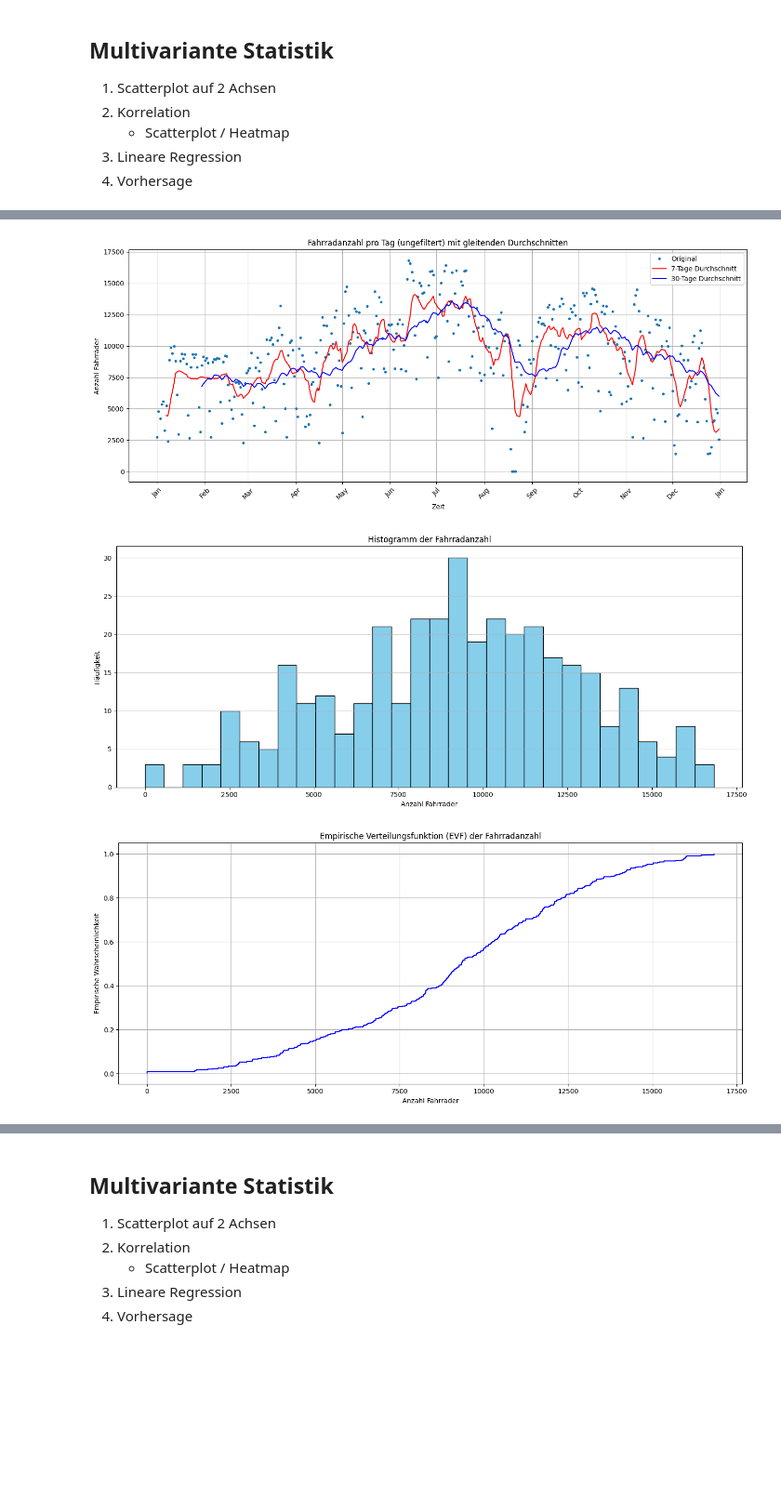
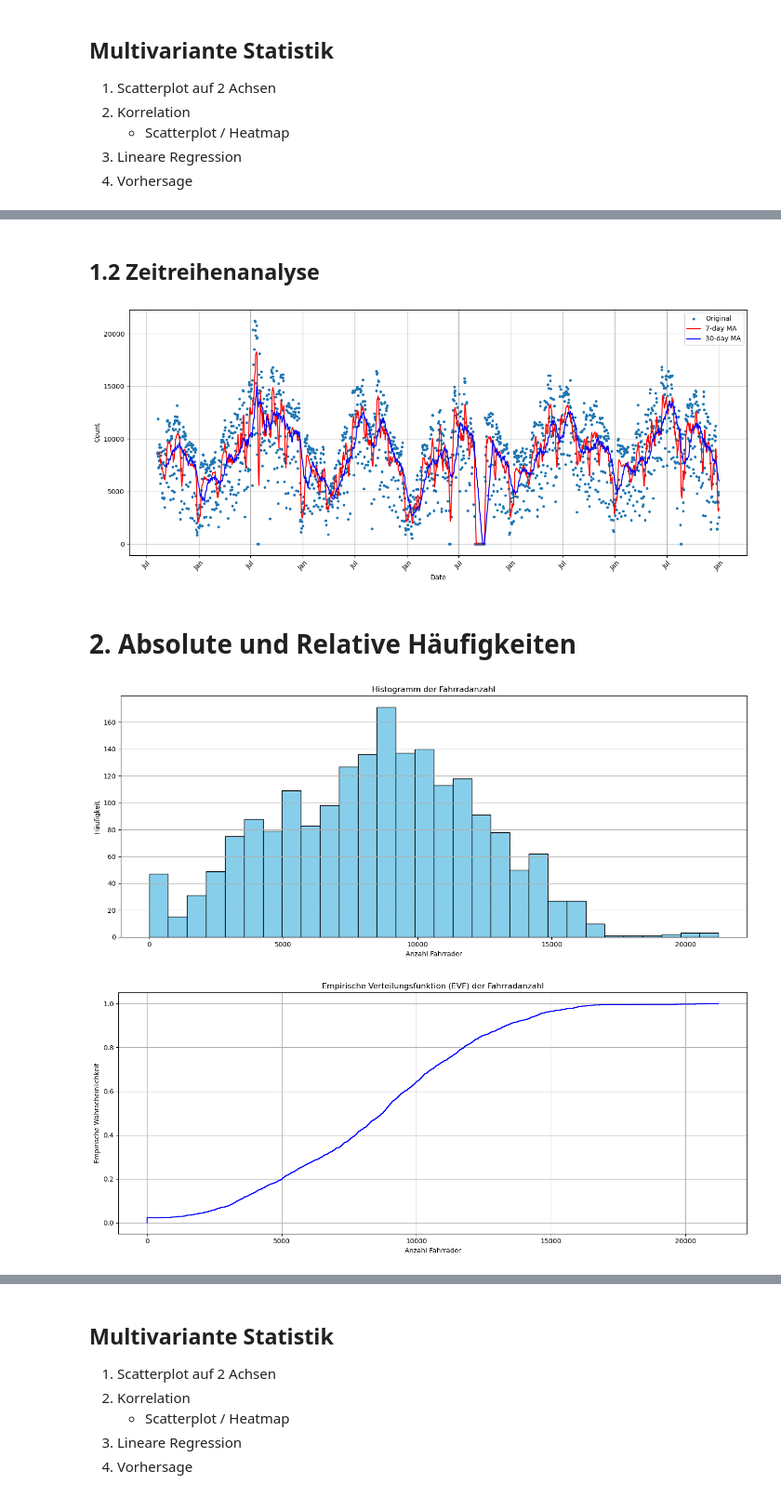
Before and after one commit to LordOfReinkeness/stochastik_SoSe25, a Jupyter notebook: fahrraeder.ipynb, the cells around one changed output, grey strips where cells are left out. Shown at 93% size. Cells and saved outputs as stored; diff of their text form; code cells hidden in the pictures; blank space fills up the shorter version.

```diff
--- a/fahrraeder.ipynb
+++ b/fahrraeder.ipynb
@@ -83,21 +243,15 @@ proTag = [r - (e + a) for r, e, a in zip(raeder, einwaerts, auswaerts)]
 # %%
-# 1.Rohdatenanalyse
+fig, ax = plt.subplots()
+cmap = plt.get_cmap('tab10')
 
-# Plotten der Anzahl vs. Zeit
-import matplotlib.dates as mdates
+for i, y in enumerate(sorted(time_amount_tmp['year'].unique())):
+    d = time_amount_tmp[time_amount_tmp['year'] == y]
+    ax.scatter(d['month_cont'], d['total_count'], label=str(y), color=cmap(i), s=10)
 
-plt.figure(figsize=(14, 6))
-plt.plot(zeit, raeder, marker='o', linestyle='none', markersize=3)
-plt.title('Fahrradanzahl pro Tag (ungefiltert)')
-plt.xlabel('Zeit')
-plt.ylabel('Anzahl Fahrräder')
-plt.grid(True)
-
-ax = plt.gca()
-ax.xaxis.set_major_locator(mdates.AutoDateLocator(minticks=10, maxticks=15))
-ax.xaxis.set_major_formatter(mdates.DateFormatter('%b'))
-plt.xticks(rotation=45)
-
-plt.tight_layout()
+ax.set_xticks(range(1, 13))
+ax.set_xticklabels(['Jan','Feb','Mar','Apr','May','Jun','Jul','Aug','Sep','Oct','Nov','Dec'])
+ax.set_xlabel('Month')
+ax.set_ylabel('Total Count')
+ax.legend()
 plt.show()
 # %% [output]
@@ -105,59 +270,54 @@ plt.show()
+# %% [markdown]
+## 1.2 Zeitreihenanalyse
 # %%
-# 1.2 Zeitreihenanalyse
-import numpy as np
-window_7 = 7
-window_30 = 30
+df = time_amount_tmp.sort_values('dt').set_index('dt')
+df['ma_7'] = df['total_count'].rolling(7).mean()
+df['ma_30'] = df['total_count'].rolling(30).mean()
 
-ma_7 = np.convolve(raeder, np.ones(window_7)/window_7, mode='valid')
-ma_30 = np.convolve(raeder, np.ones(window_30)/window_30, mode='valid')
-
-plt.figure(figsize=(14, 6))
-plt.plot(zeit, raeder, marker='o', linestyle='none', markersize=3, label='Original')
-plt.plot(zeit[window_7-1:], ma_7, linestyle='-', color='red', label='7-Tage Durchschnitt')
-plt.plot(zeit[window_30-1:], ma_30, linestyle='-', color='blue', label='30-Tage Durchschnitt')
-plt.title('Fahrradanzahl pro Tag (ungefiltert) mit gleitenden Durchschnitten')
-plt.xlabel('Zeit')
-plt.ylabel('Anzahl Fahrräder')
+plt.figure(figsize=(14,6))
+plt.plot(df.index, df['total_count'], marker='o', linestyle='none', markersize=3, label='Original')
+plt.plot(df.index, df['ma_7'], color='red', label='7-day MA')
+plt.plot(df.index, df['ma_30'], color='blue', label='30-day MA')
 plt.grid(True)
-
 ax = plt.gca()
 ax.xaxis.set_major_locator(mdates.AutoDateLocator(minticks=10, maxticks=15))
 ax.xaxis.set_major_formatter(mdates.DateFormatter('%b'))
 plt.xticks(rotation=45)
-
+plt.xlabel('Date')
+plt.ylabel('Count')
 plt.legend()
 plt.tight_layout()
 plt.show()
 # %% [output]
-[figure, old version]
+[figure, new version]
+# %% [markdown]
+# 2. Absolute und Relative Häufigkeiten
 # %%
-# 2. Absolute und Relative Häufigkeiten
-import matplotlib.pyplot as plt
+# Histogram
+series = time_amount_tmp['total_count']
 
-# Histogram
 plt.figure(figsize=(14, 6))
-plt.hist(raeder, bins=30, color='skyblue', edgecolor='black')
+plt.hist(series, bins=30, color='skyblue', edgecolor='black')
 plt.title('Histogramm der Fahrradanzahl')
 plt.xlabel('Anzahl Fahrräder')
 plt.ylabel('Häufigkeit')
 plt.grid(True, axis='y')
 plt.tight_layout()
 plt.show()
 
-
 # Empirische Verteilungsfunktion
-werte = np.sort(raeder)
-n = len(werte)
-y = np.arange(1, n + 1) / n
+sorted_vals = series.sort_values().tolist()
+n = len(sorted_vals)
+y = [i/n for i in range(1, n+1)]
 
 plt.figure(figsize=(14, 6))
-plt.step(werte, y, where='post', color='blue')
+plt.step(sorted_vals, y, where='post', color='blue')
 plt.title('Empirische Verteilungsfunktion (EVF) der Fahrradanzahl')
 plt.xlabel('Anzahl Fahrräder')
 plt.ylabel('Empirische Wahrscheinlichkeit')
 plt.grid(True)
 plt.tight_layout()
 plt.show()
 # %% [output]
-[figure, old version]
+[figure, new version]
-[figure, old version]
+[figure, new version]
```
Also changed, not shown: parts of 25 cells of this notebook, 6 other files.
